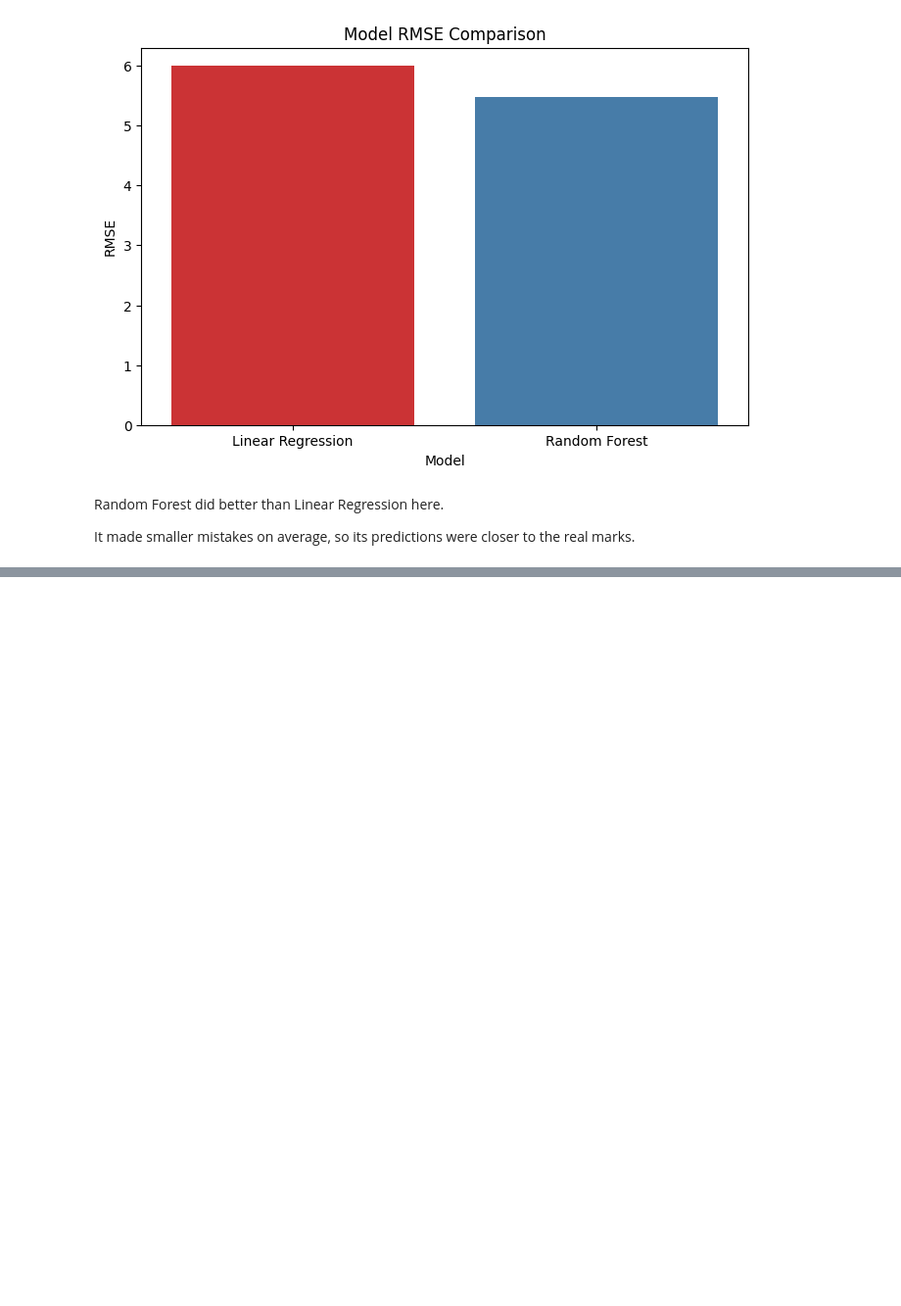
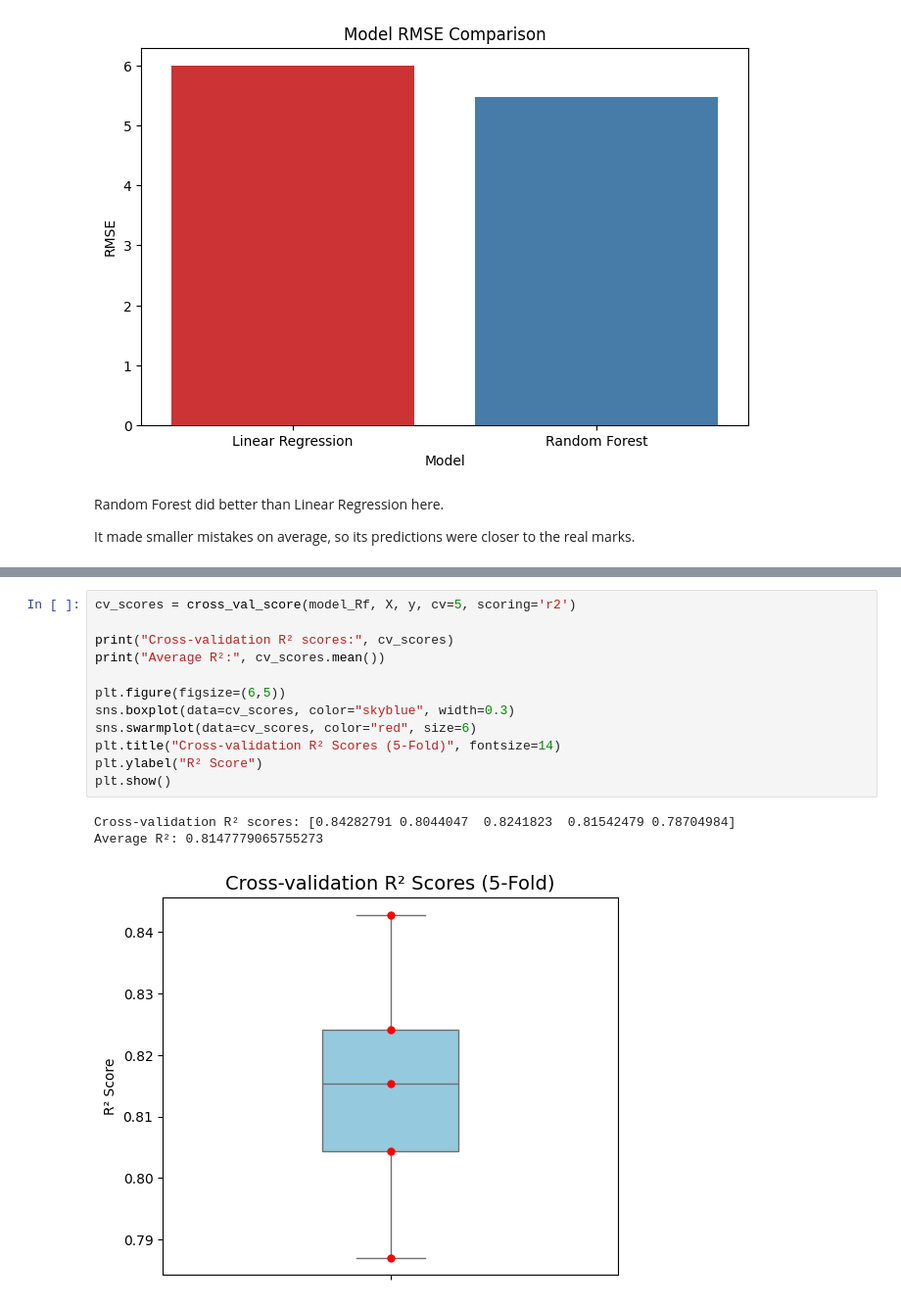
Before and after one commit to ChandanHegde07/Kruman-Projects, a Jupyter notebook: Phase2Student.ipynb, the cells around one changed output, grey strips where cells are left out. Shown at 98% size. Cells and saved outputs as stored; diff of their text form; blank space fills up the shorter version.

```diff
--- a/Phase2Student.ipynb
+++ b/Phase2Student.ipynb
@@ -177,0 +189,16 @@ It made smaller mistakes on average, so its predictions were closer to the real
+# %%
+cv_scores = cross_val_score(model_Rf, X, y, cv=5, scoring='r2')
+
+print("Cross-validation R² scores:", cv_scores)
+print("Average R²:", cv_scores.mean())
+
+plt.figure(figsize=(6,5))
+sns.boxplot(data=cv_scores, color="skyblue", width=0.3)
+sns.swarmplot(data=cv_scores, color="red", size=6)
+plt.title("Cross-validation R² Scores (5-Fold)", fontsize=14)
+plt.ylabel("R² Score")
+plt.show()
+# %% [output]
+Cross-validation R² scores: [0.84282791 0.8044047  0.8241823  0.81542479 0.78704984]
+Average R²: 0.8147779065755273
+[figure, added]
```
Also changed, not shown: parts of 3 cells of this notebook.
